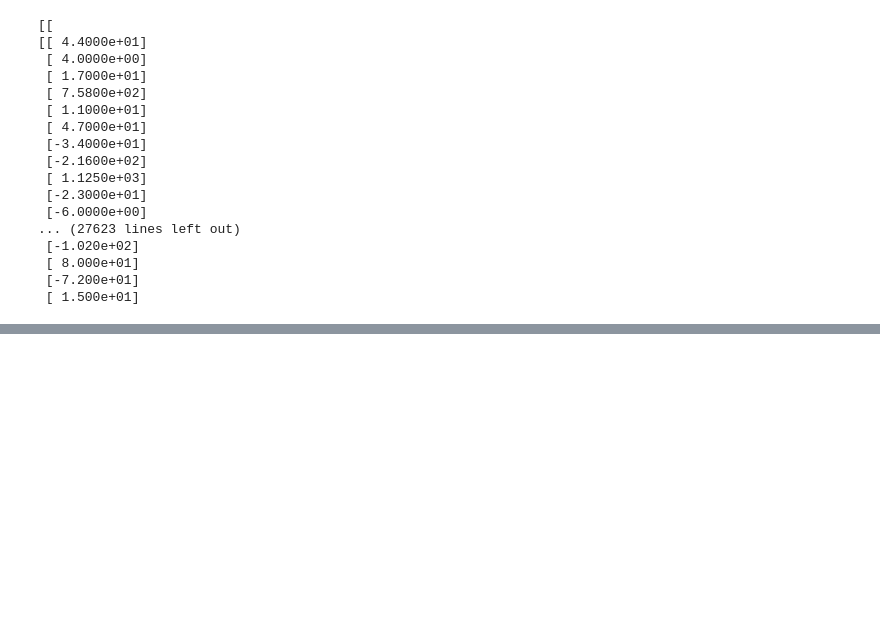
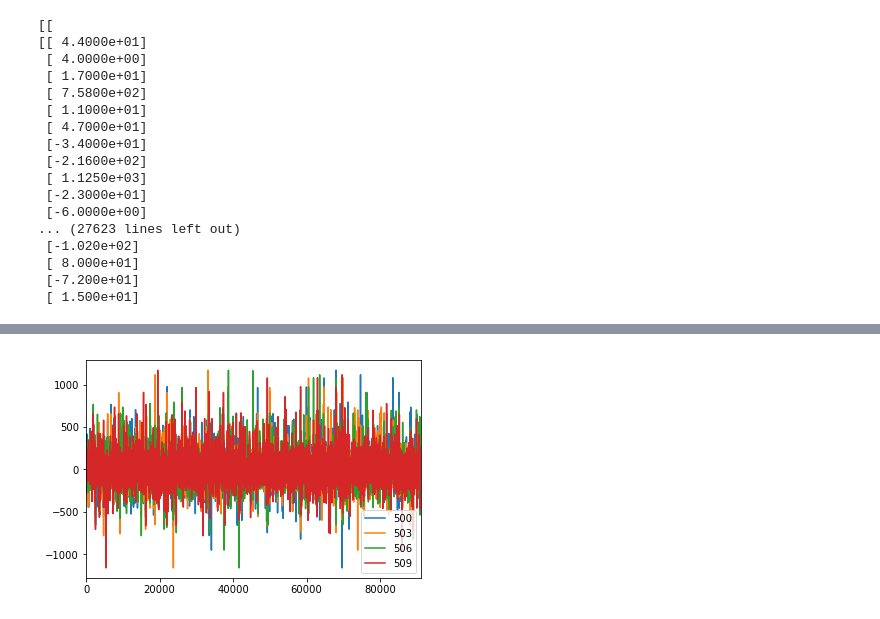
Before and after one commit to kpernyer/breakk, a Jupyter notebook: code/prototype keras.ipynb, the cells around one changed output, grey strips where cells are left out. Saved outputs shown, nothing was run; the diff lists cells and outputs as text; code cells hidden in the pictures; blank space fills up the shorter version.

```diff
--- a/code/prototype keras.ipynb
+++ b/code/prototype keras.ipynb
@@ -107,0 +219,5 @@ for batch in data_iter:
+# %%
+xtrain[xtrain.columns[500:510:3]].plot()
+plt.show()
+# %% [output]
+[figure, added]
```
Also changed, not shown: parts of 34 cells of this notebook.
